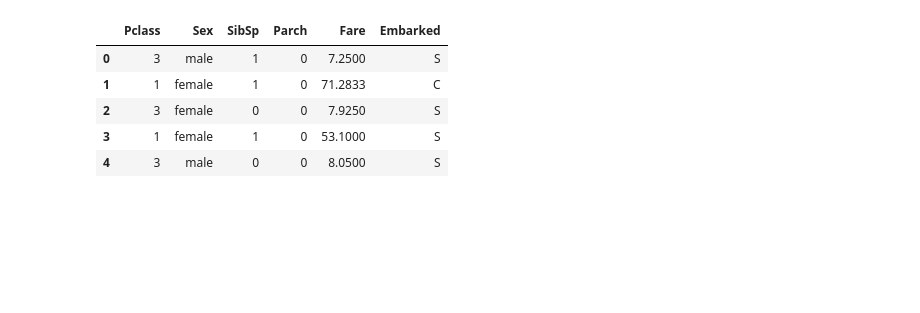
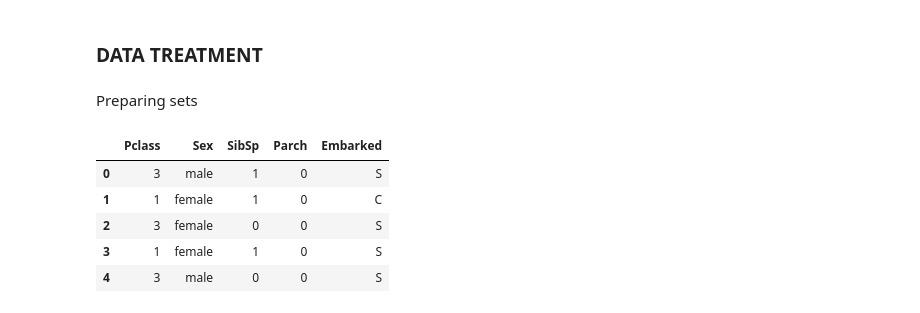
Before and after one commit to LuanKrzyzaniak/machine-learning-study, a Jupyter notebook: code/titanic/titanic.ipynb, the cells around one changed output. Saved outputs shown, nothing was run; the diff lists cells and outputs as text; code cells hidden in the pictures; blank space fills up the shorter version.

```diff
--- a/code/titanic/titanic.ipynb
+++ b/code/titanic/titanic.ipynb
@@ -11,7 +12,8 @@ import seaborn as sn
 # %%
 from pandas import read_csv
 
-traindata = read_csv("train.csv")
-testdata = read_csv("test.csv")
+trainfile = read_csv("./input/train.csv")
+testfile = read_csv("./input/test.csv")
 
-traindata.head()
+trainDF = trainfile
+testDF = testfile
@@ -25,17 +90,19 @@ traindata.head()
+# %% [markdown]
+### DATA TREATMENT
+# %% [markdown]
+Preparing sets
 # %%
-# Prepare sets
-dropped = ["PassengerId", "Name", "Ticket", "Cabin", "Age"]
+dropped = ["PassengerId", "Name", "Ticket", "Age", "Fare", "Cabin"]
 
-x_train = traindata.drop(columns=dropped + ["Survived"])
-y_train = traindata["Survived"]
-x_test = testdata.drop(columns=dropped)
-#y_test = testdata["Survived"]
+trainDF = trainfile.drop(columns=dropped + ["Survived"])
+trainDF_y = trainfile["Survived"]
+testDF = testfile.drop(columns=dropped)
 
-x_train.head()
+trainDF.head()
 # %% [output]
-|  | Pclass | Sex | SibSp | Parch | Fare | Embarked |
-| 0 | 3 | male | 1 | 0 | 7.2500 | S |
-| 1 | 1 | female | 1 | 0 | 71.2833 | C |
-| 2 | 3 | female | 0 | 0 | 7.9250 | S |
-| 3 | 1 | female | 1 | 0 | 53.1000 | S |
-| 4 | 3 | male | 0 | 0 | 8.0500 | S |
+|  | Pclass | Sex | SibSp | Parch | Embarked |
+| 0 | 3 | male | 1 | 0 | S |
+| 1 | 1 | female | 1 | 0 | C |
+| 2 | 3 | female | 0 | 0 | S |
+| 3 | 1 | female | 1 | 0 | S |
+| 4 | 3 | male | 0 | 0 | S |
```
Also changed, not shown: parts of 34 cells of this notebook, 10 other files.
